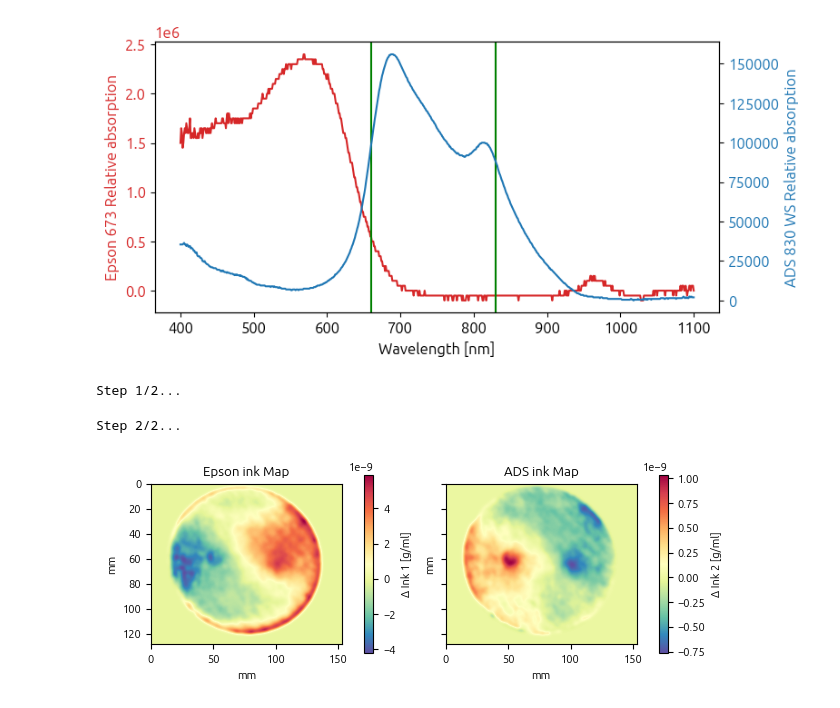
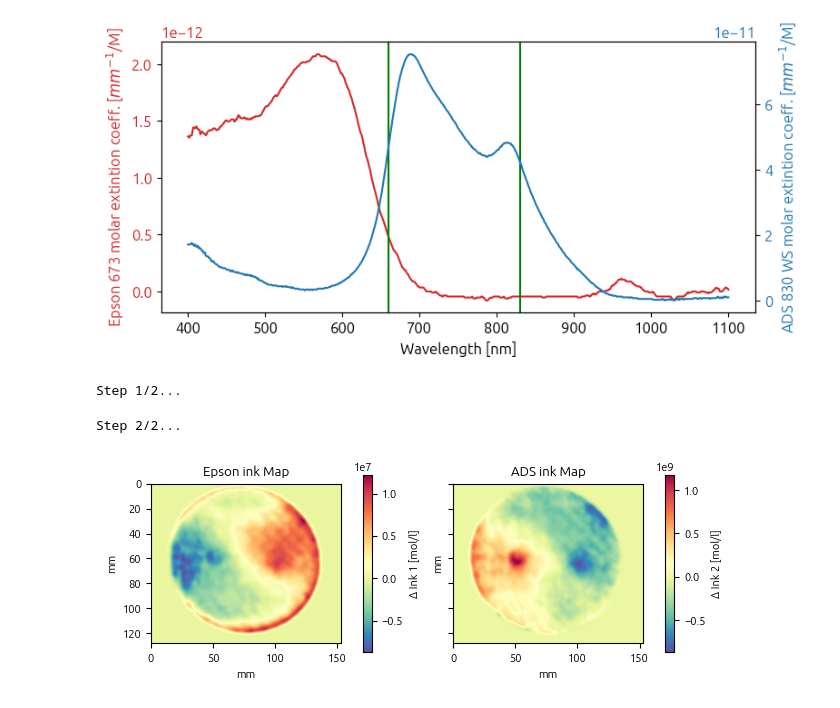
Before and after one commit to nicocarbone/MamoRefCodePublic, a Jupyter notebook: MamoRefRecon2D_Phantoms.ipynb, the cells around one changed output. Saved outputs shown, nothing was run; the diff lists cells and outputs as text; code cells hidden in the pictures.

Commit message:
Added 1D filters to filter spectras. Use conentrations in mols.

```diff
--- a/MamoRefRecon2D_Phantoms.ipynb
+++ b/MamoRefRecon2D_Phantoms.ipynb
@@ -29,47 +29,49 @@ lambdas = [660, 830]
 spectraData1 = "epson673.dat"
 spectraData2 = "ads830WS.dat"
 
-concADS = 2e-6 #g/ml
-concEpson = 2e-8 #g/ml
+concADS = 4.13745e9 #g/ml
+concEpson = 2.2715e10 #g/ml
 
 spectraArray1 = np.loadtxt(spectraData1)
 spectraArray2 = np.loadtxt(spectraData2)
+
+
 
 font = {'family': 'ubuntu',
         'weight': 'regular',
         'size': 12}
 
 plt.rc('font', **font)
 
 fig, ax1 = plt.subplots(figsize=(8, 4))
 
 color = 'tab:red'
 ax1.set_xlabel('time (s)')
-ax1.set_ylabel('Epson 673 Relative absorption', color=color)
-ax1.plot(spectraArray1[:, 0], spectraArray1[:, 1] / concEpson, color=color, label="Epson 673")
+ax1.set_ylabel('Epson 673 molar extintion coeff. [$mm^{-1}$/M]', color=color)
+ax1.plot(spectraArray1[:, 0], aux.movingAverage(spectraArray1[:, 1],5) / concEpson, color=color, label="Epson 673")
 ax1.tick_params(axis='y', labelcolor=color)
 
 ax2 = ax1.twinx()  # instantiate a second axes that shares the same x-axis
 
 color = 'tab:blue'
 ax2.set_ylabel('Relative absorption', color=color)  # we already handled the x-label with ax1
 ax2.plot(spectraArray2[:, 0], spectraArray2[:, 1] / concADS, color=color, label="ADS 830 WS")
 ax2.tick_params(axis='y', labelcolor=color)
 
 ax1.set_xlabel("Wavelength [nm]")
-ax2.set_ylabel("ADS 830 WS Relative absorption")
+ax2.set_ylabel("ADS 830 WS molar extintion coeff. [$mm^{-1}$/M]")
 
 fig.tight_layout()  # otherwise the right y-label is slightly clipped
 
 
 
 for l in lambdas:
     ax1.axvline(x=l, color='green')
 
 
 plt.savefig("inksSpectra.png", bbox_inches='tight', dpi=300)
 # %% [output]
-[figure, old version]
+[figure, new version]
 # %%
 imRaw = np.zeros((np.shape(reconPhantom1)[0], np.shape(reconPhantom1)[1], 2))
 imRaw[:,:,0] = reconPhantom1
@@ -141,7 +140,7 @@ DesOxy.set_xlabel("mm")
 DesOxy.set_ylabel("mm")
 
 c1 = figSats.colorbar(figDesOxy, ax=DesOxy, fraction=0.04, pad=0.1)
-c1.set_label("Δ Ink 1 [g/ml]")
+c1.set_label("Δ Ink 1 [mol/l]")
 
 
 sd = np.nanstd(OxyMap_Phantom_2D_filtered)
@@ -152,7 +151,7 @@ vmin = median - maxDev * sd
 
 figOxy = Oxy.imshow(OxyMap_Phantom_2D_filtered, cmap=mp.colormaps[colorMap], extent=extent)
 c2 = figSats.colorbar(figOxy, ax=Oxy, fraction=0.04, pad=0.1)
-c2.set_label("Δ Ink 2 [g/ml]")
+c2.set_label("Δ Ink 2 [mol/l]")
 Oxy.set_xlabel("mm")
 Oxy.set_ylabel("mm")
 
@@ -183,4 +182,4 @@ figSats.tight_layout()
 
 figSats.savefig("PhantomIncs_inkMaps.png", bbox_inches='tight', dpi=300)
 # %% [output]
-[figure, old version]
+[figure, new version]
```
Also changed, not shown: parts of 2 cells of this notebook, 1 other file.
